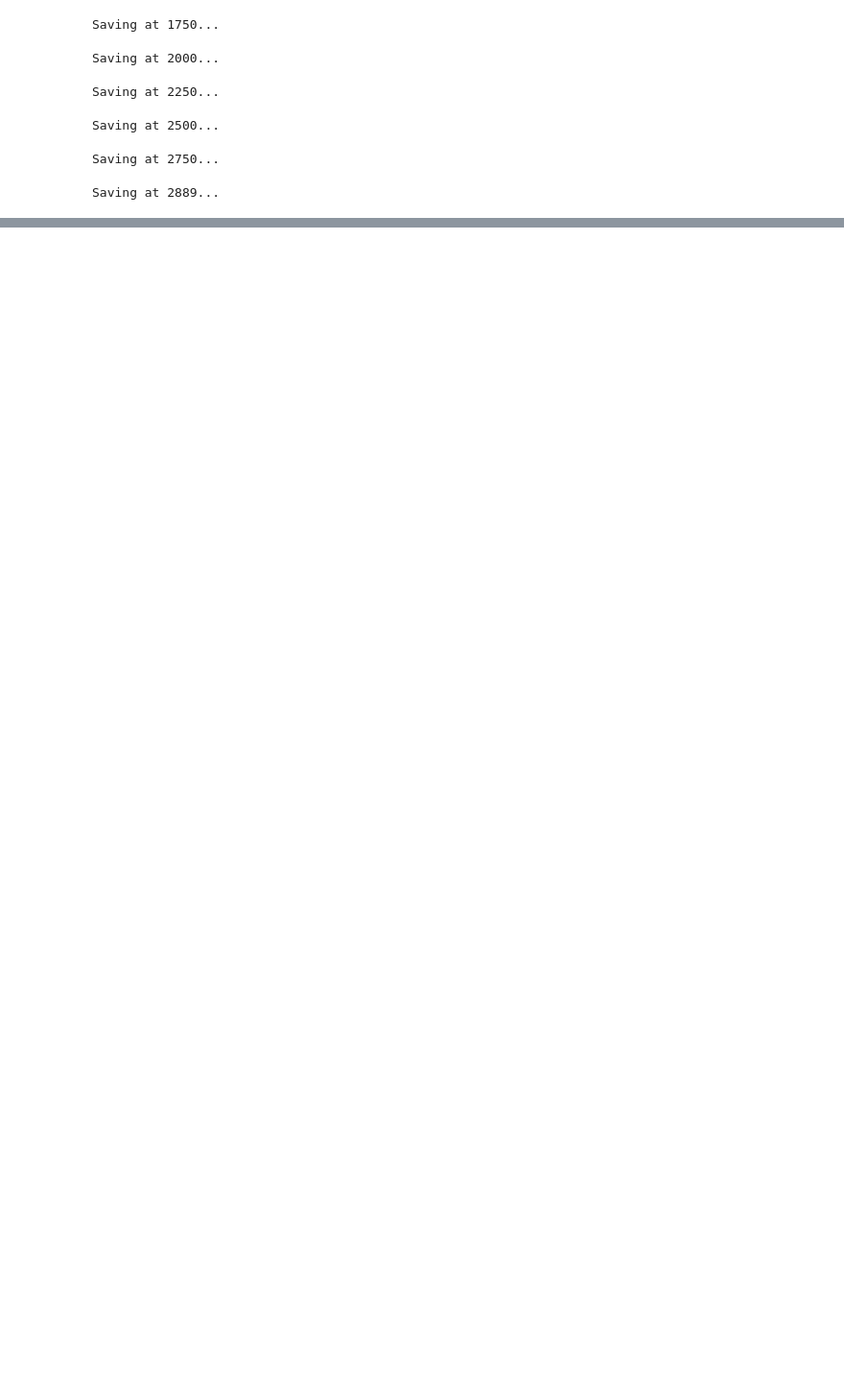
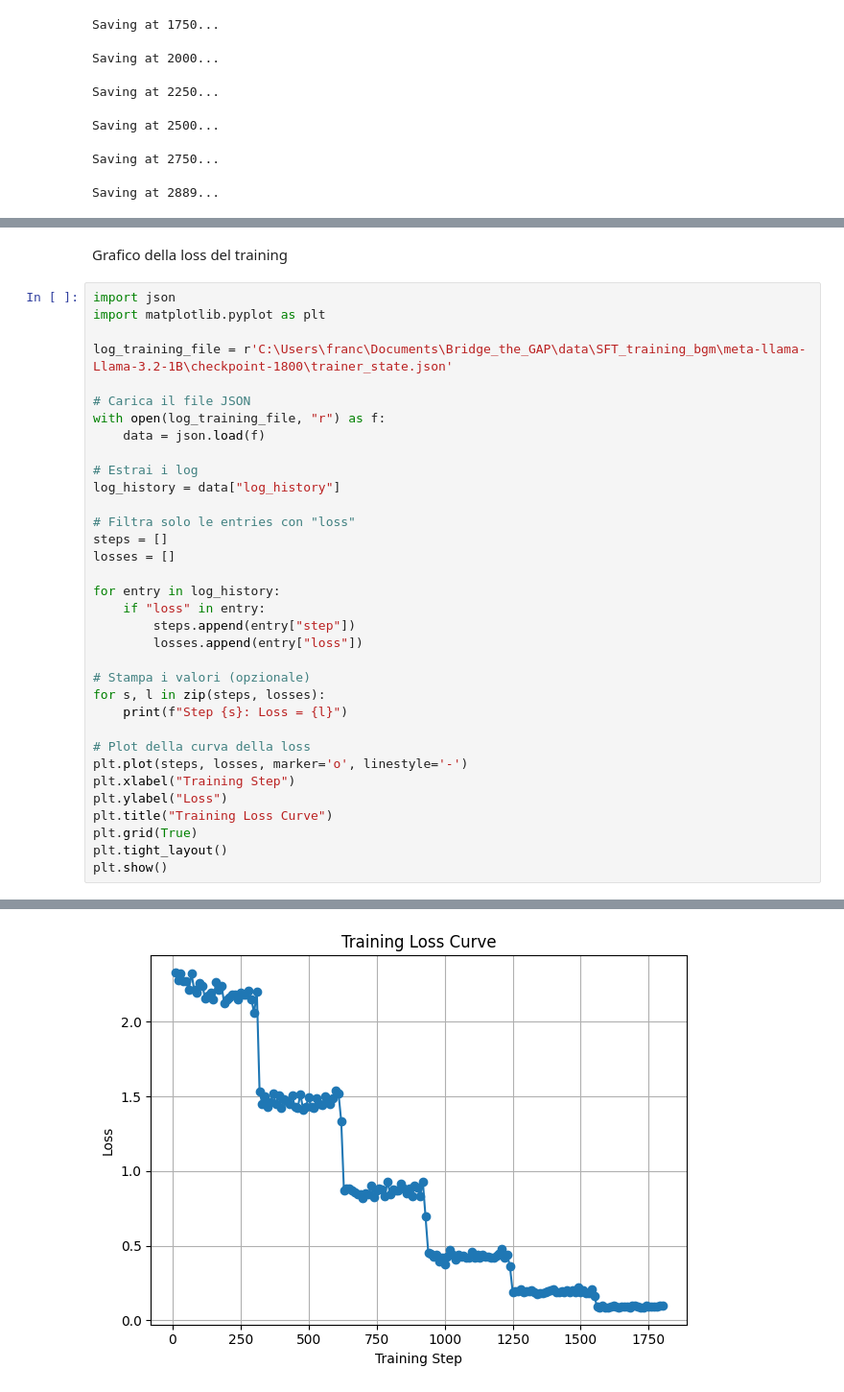
Before and after one commit to solidx00/Bridge_the_GAP, a Jupyter notebook: src/first_trials.ipynb, the cells around one changed output, grey strips where cells are left out. Shown at 96% size. Saved outputs shown, nothing was run; the diff lists cells and outputs as text; blank space fills up the shorter version.

```diff
--- a/src/first_trials.ipynb
+++ b/src/first_trials.ipynb
@@ -1709,0 +1845,37 @@ Saving at 2889...
+# %% [markdown]
+Grafico della loss del training
+# %%
+import json
+import matplotlib.pyplot as plt
+
+log_training_file = r'C:\Users\franc\Documents\Bridge_the_GAP\data\SFT_training_bgm\meta-llama-Llama-3.2-1B\checkpoint-1800\trainer_state.json'
+
+# Carica il file JSON
+with open(log_training_file, "r") as f:
+    data = json.load(f)
+
+# Estrai i log
+log_history = data["log_history"]
+
+# Filtra solo le entries con "loss"
+steps = []
+losses = []
+
+for entry in log_history:
+    if "loss" in entry:
+        steps.append(entry["step"])
+        losses.append(entry["loss"])
+
+# Stampa i valori (opzionale)
+for s, l in zip(steps, losses):
+    print(f"Step {s}: Loss = {l}")
+
+# Plot della curva della loss
+plt.plot(steps, losses, marker='o', linestyle='-')
+plt.xlabel("Training Step")
+plt.ylabel("Loss")
+plt.title("Training Loss Curve")
+plt.grid(True)
+plt.tight_layout()
+plt.show()
+# %% [output]
@@ -1709,0 +1899 @@ Saving at 2889...
+[figure, added]
```
Also changed, not shown: parts of 5 cells of this notebook.
